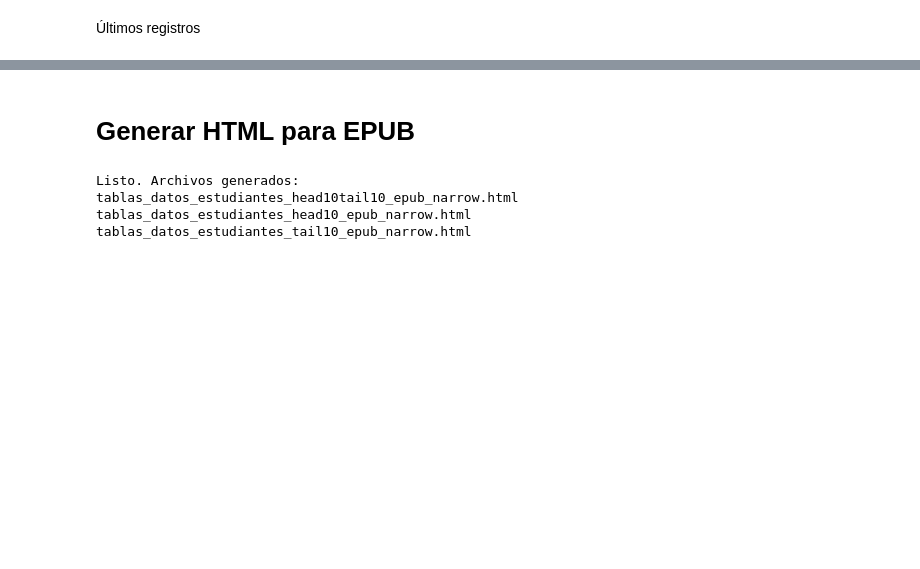
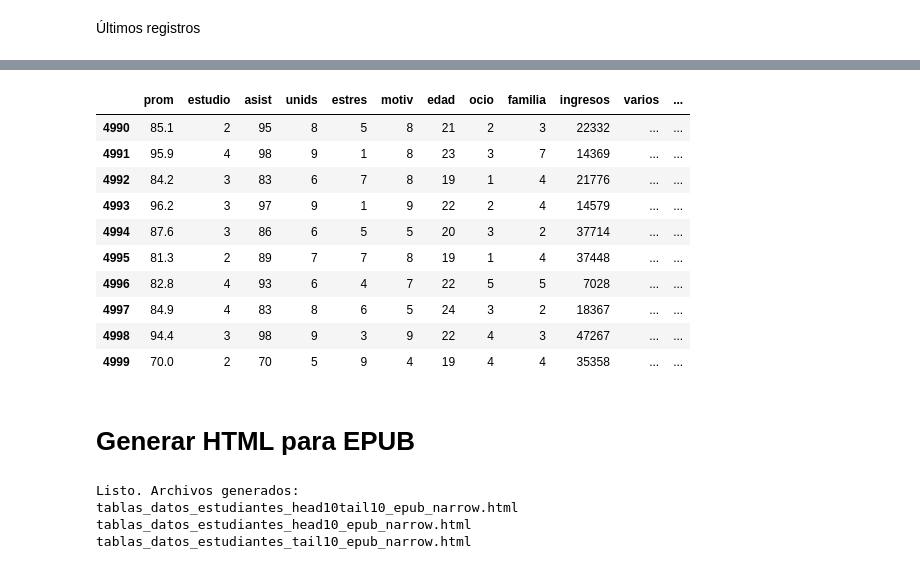
Before and after one commit to rpizarrog/machine_learning_r_python_casos_de_estudio, a Jupyter notebook: notebook_Python/t_SNE_5000_estudiantes.ipynb, the cells around one changed output, grey strips where cells are left out. Saved outputs shown, nothing was run; the diff lists cells and outputs as text; code cells hidden in the pictures; blank space fills up the shorter version.

```diff
--- a/notebook_Python/t_SNE_5000_estudiantes.ipynb
+++ b/notebook_Python/t_SNE_5000_estudiantes.ipynb
@@ -408,3 +418,36 @@ tail10
+# %%
+# Seleccionamos solo columnas numéricas
+tail10_num = datos.select_dtypes(include='number')
+
+
+# Filtramos las columnas cuyo nombre contenga alguna clave
+cols_filtradas = [col for col in tail10_num.columns if any(c in col.lower() for c in claves)]
+
+# Creamos el subconjunto con las primeras 10 filas
+tail10 = tail10_num[cols_filtradas].tail(10)
+
+# --- Insertar la columna "varios" antes de la última ---
+# Obtener nombre de la última columna (debe ser 'materias' o similar)
+ultima = tail10.columns[-1]
+
+# Insertar antes de la última posición
+posicion = tail10.columns.get_loc(ultima)
+tail10.insert(posicion, 'varios', '...')
+
+# Mostrar resultado
+tail10
+# %% [output]
+|  | prom | estudio | asist | unids | estres | motiv | edad | ocio | familia | ingresos | varios | ... |
+| 4990 | 85.1 | 2 | 95 | 8 | 5 | 8 | 21 | 2 | 3 | 22332 | ... | ... |
+| 4991 | 95.9 | 4 | 98 | 9 | 1 | 8 | 23 | 3 | 7 | 14369 | ... | ... |
+| 4992 | 84.2 | 3 | 83 | 6 | 7 | 8 | 19 | 1 | 4 | 21776 | ... | ... |
+| 4993 | 96.2 | 3 | 97 | 9 | 1 | 9 | 22 | 2 | 4 | 14579 | ... | ... |
+| 4994 | 87.6 | 3 | 86 | 6 | 5 | 5 | 20 | 3 | 2 | 37714 | ... | ... |
+| 4995 | 81.3 | 2 | 89 | 7 | 7 | 8 | 19 | 1 | 4 | 37448 | ... | ... |
+| 4996 | 82.8 | 4 | 93 | 6 | 4 | 7 | 22 | 5 | 5 | 7028 | ... | ... |
+| 4997 | 84.9 | 4 | 83 | 8 | 6 | 5 | 24 | 3 | 2 | 18367 | ... | ... |
+| 4998 | 94.4 | 3 | 98 | 9 | 3 | 9 | 22 | 4 | 3 | 47267 | ... | ... |
+| 4999 | 70.0 | 2 | 70 | 5 | 9 | 4 | 19 | 4 | 4 | 35358 | ... | ... |
 # %% [markdown]
 # Generar HTML para EPUB
 # %%
```
Also changed, not shown: parts of 11 cells of this notebook.
